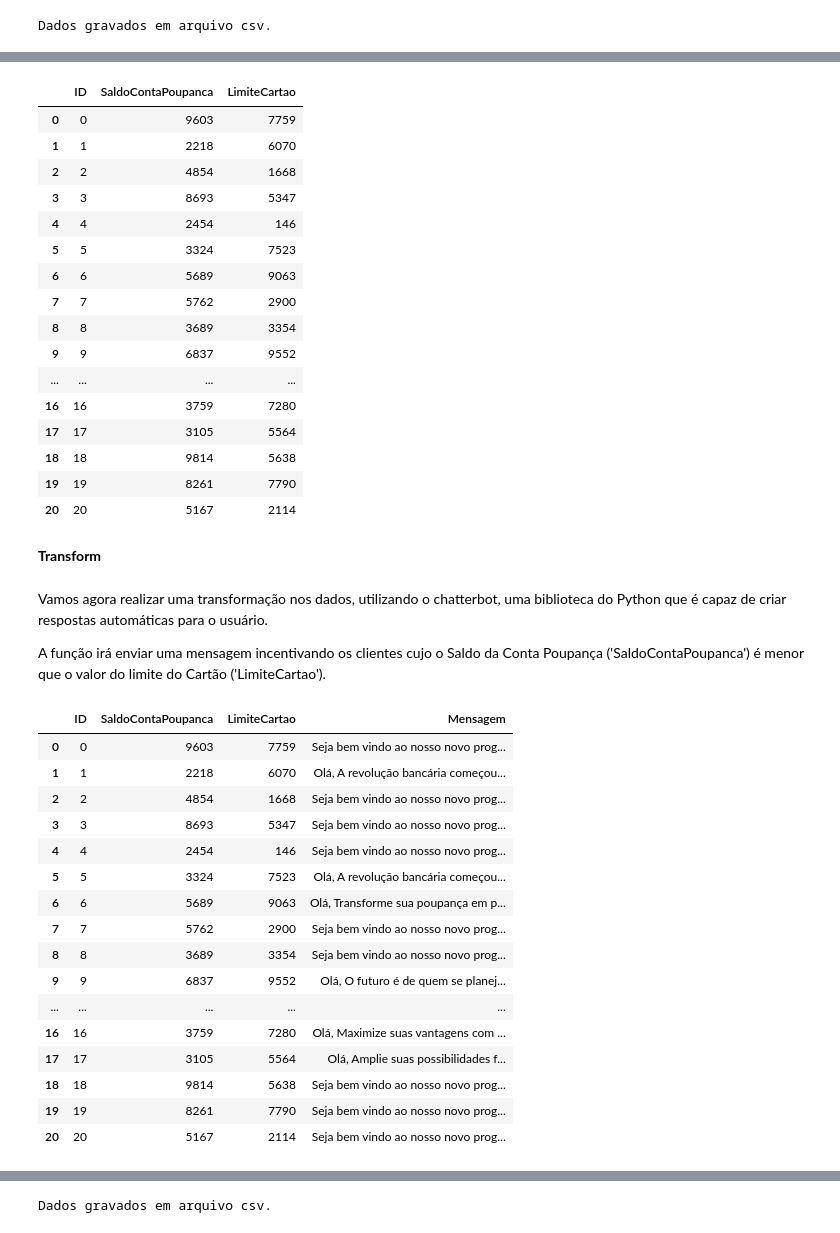
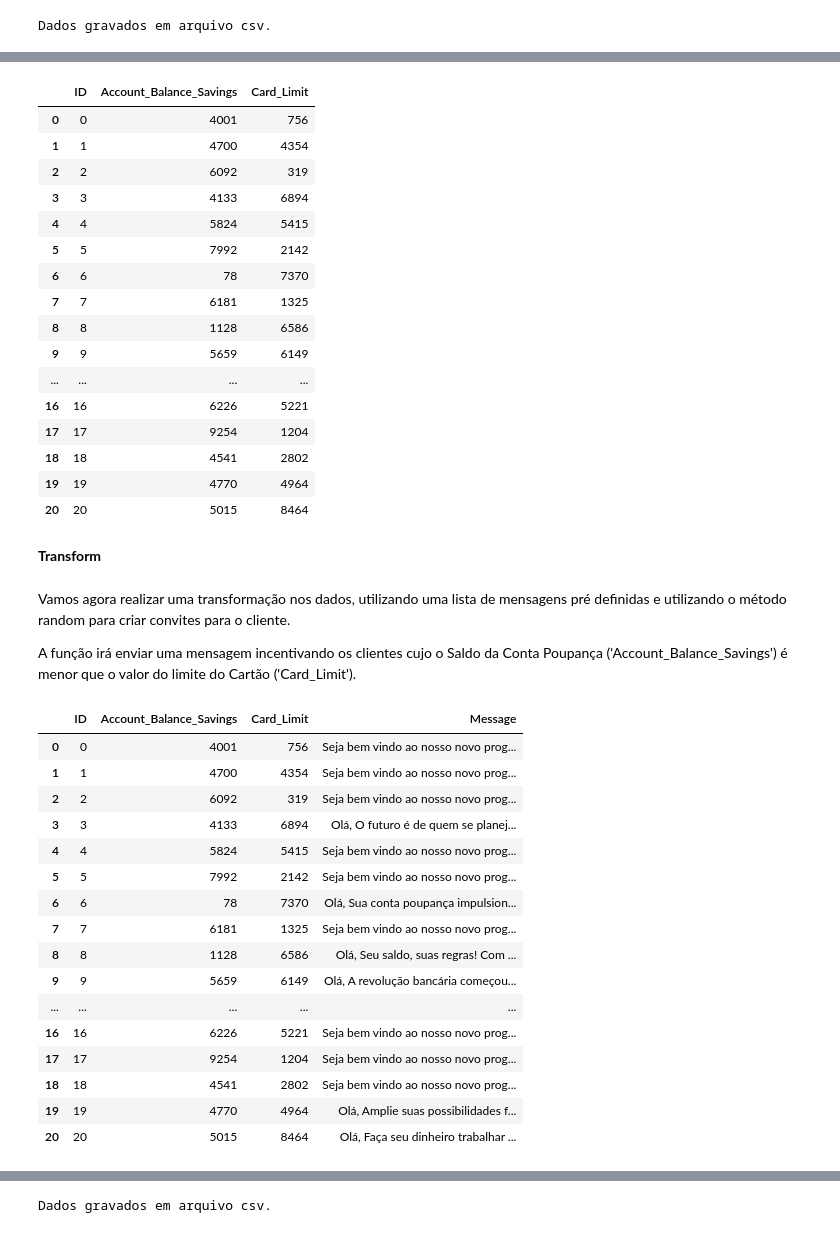
Before and after one commit to ChristianFel7/santander-bootcamp, a Jupyter notebook: Explorando_IA_Generativa_em_um_Pipeline_de_ETL_com_Python.ipynb, the cells around one changed output, grey strips where cells are left out. Saved outputs shown, nothing was run; the diff lists cells and outputs as text; code cells hidden in the pictures.

```diff
--- a/Explorando_IA_Generativa_em_um_Pipeline_de_ETL_com_Python.ipynb
+++ b/Explorando_IA_Generativa_em_um_Pipeline_de_ETL_com_Python.ipynb
@@ -72,33 +74,33 @@ Dados gravados em arquivo csv.
 # %%
-dados_clientes = pd.read_csv('dados_clientes.csv')
-dados_clientes
+Data_Client = pd.read_csv('Data_Client.csv')
+Data_Client
 # %% [output]
-|  | ID | SaldoContaPoupanca | LimiteCartao |
-| 0 | 0 | 9603 | 7759 |
-| 1 | 1 | 2218 | 6070 |
-| 2 | 2 | 4854 | 1668 |
-| 3 | 3 | 8693 | 5347 |
-| 4 | 4 | 2454 | 146 |
-| 5 | 5 | 3324 | 7523 |
-| 6 | 6 | 5689 | 9063 |
-| 7 | 7 | 5762 | 2900 |
-| 8 | 8 | 3689 | 3354 |
-| 9 | 9 | 6837 | 9552 |
+|  | ID | Account_Balance_Savings | Card_Limit |
+| 0 | 0 | 4001 | 756 |
+| 1 | 1 | 4700 | 4354 |
+| 2 | 2 | 6092 | 319 |
+| 3 | 3 | 4133 | 6894 |
+| 4 | 4 | 5824 | 5415 |
+| 5 | 5 | 7992 | 2142 |
+| 6 | 6 | 78 | 7370 |
+| 7 | 7 | 6181 | 1325 |
+| 8 | 8 | 1128 | 6586 |
+| 9 | 9 | 5659 | 6149 |
 | ... | ... | ... | ... |
-| 16 | 16 | 3759 | 7280 |
-| 17 | 17 | 3105 | 5564 |
-| 18 | 18 | 9814 | 5638 |
-| 19 | 19 | 8261 | 7790 |
-| 20 | 20 | 5167 | 2114 |
+| 16 | 16 | 6226 | 5221 |
+| 17 | 17 | 9254 | 1204 |
+| 18 | 18 | 4541 | 2802 |
+| 19 | 19 | 4770 | 4964 |
+| 20 | 20 | 5015 | 8464 |
 # %% [markdown]
 **Transform**
 # %% [markdown]
-Vamos agora realizar uma transformação nos dados, utilizando o chatterbot, uma biblioteca do Python que é capaz de criar respostas automáticas para o usuário.
+Vamos agora realizar uma transformação nos dados, utilizando uma lista de mensagens pré definidas e utilizando o método random para criar convites para o cliente.
 
-A função irá enviar uma mensagem incentivando os clientes cujo o Saldo da Conta Poupança ('SaldoContaPoupanca') é menor que o valor do limite do Cartão ('LimiteCartao').
+A função irá enviar uma mensagem incentivando os clientes cujo o Saldo da Conta Poupança ('Account_Balance_Savings') é menor que o valor do limite do Cartão ('Card_Limit').
 # %%
 def generate_new_custom_news(ID):
-  lista_mensagens = [
+  Message_List = [
       "Amplie suas possibilidades financeiras! Com o nosso novo programa bancário, se sua conta poupança está acima do limite do cartão, seu novo limite será alinhado ao saldo da conta. Aproveite agora mesmo!",
       "Seu potencial merece ser reconhecido! Adira ao nosso programa inovador: saldo na conta poupança maior que o limite do cartão resulta em um novo limite igual ao saldo. Faça parte dessa mudança!",
       "Transforme sua poupança em possibilidades! Junte-se ao programa revolucionário do nosso banco e tenha seu limite equiparado ao saldo da conta poupança. Sua nova era financeira começa aqui.",
@@ -111,25 +113,25 @@ def generate_new_custom_news(ID):
       "Simplificando suas finanças com nosso novo programa: saldo na conta poupança maior que o limite do cartão resulta em um novo limite igual ao saldo. Aderir é prosperar!"
                    ]
 
-  return f"Olá, " + lista_mensagens[random.randint(0, 9)] if dados_clientes['SaldoContaPoupanca'][ID] <= dados_clientes['LimiteCartao'][ID] else f"Seja bem vindo ao nosso novo programa!"
+  return f"Olá, " + Message_List[random.randint(0, 9)] if Data_Client['Account_Balance_Savings'][ID] <= Data_Client['Card_Limit'][ID] else f"Seja bem vindo ao nosso novo programa!"
 # %%
-dados_clientes['Mensagem'] = list(map(generate_new_custom_news,dados_clientes['ID']))
-dados_clientes
+Data_Client['Message'] = list(map(generate_new_custom_news,Data_Client['ID']))
+Data_Client
 # %% [output]
-|  | ID | SaldoContaPoupanca | LimiteCartao | Mensagem |
-| 0 | 0 | 9603 | 7759 | Seja bem vindo ao nosso novo prog... |
-| 1 | 1 | 2218 | 6070 | Olá, A revolução bancária começou... |
-| 2 | 2 | 4854 | 1668 | Seja bem vindo ao nosso novo prog... |
-| 3 | 3 | 8693 | 5347 | Seja bem vindo ao nosso novo prog... |
-| 4 | 4 | 2454 | 146 | Seja bem vindo ao nosso novo prog... |
-| 5 | 5 | 3324 | 7523 | Olá, A revolução bancária começou... |
-| 6 | 6 | 5689 | 9063 | Olá, Transforme sua poupança em p... |
-| 7 | 7 | 5762 | 2900 | Seja bem vindo ao nosso novo prog... |
-| 8 | 8 | 3689 | 3354 | Seja bem vindo ao nosso novo prog... |
-| 9 | 9 | 6837 | 9552 | Olá, O futuro é de quem se planej... |
+|  | ID | Account_Balance_Savings | Card_Limit | Message |
+| 0 | 0 | 4001 | 756 | Seja bem vindo ao nosso novo prog... |
+| 1 | 1 | 4700 | 4354 | Seja bem vindo ao nosso novo prog... |
+| 2 | 2 | 6092 | 319 | Seja bem vindo ao nosso novo prog... |
+| 3 | 3 | 4133 | 6894 | Olá, O futuro é de quem se planej... |
+| 4 | 4 | 5824 | 5415 | Seja bem vindo ao nosso novo prog... |
+| 5 | 5 | 7992 | 2142 | Seja bem vindo ao nosso novo prog... |
+| 6 | 6 | 78 | 7370 | Olá, Sua conta poupança impulsion... |
+| 7 | 7 | 6181 | 1325 | Seja bem vindo ao nosso novo prog... |
+| 8 | 8 | 1128 | 6586 | Olá, Seu saldo, suas regras! Com ... |
+| 9 | 9 | 5659 | 6149 | Olá, A revolução bancária começou... |
 | ... | ... | ... | ... | ... |
-| 16 | 16 | 3759 | 7280 | Olá, Maximize suas vantagens com ... |
-| 17 | 17 | 3105 | 5564 | Olá, Amplie suas possibilidades f... |
-| 18 | 18 | 9814 | 5638 | Seja bem vindo ao nosso novo prog... |
-| 19 | 19 | 8261 | 7790 | Seja bem vindo ao nosso novo prog... |
-| 20 | 20 | 5167 | 2114 | Seja bem vindo ao nosso novo prog... |
+| 16 | 16 | 6226 | 5221 | Seja bem vindo ao nosso novo prog... |
+| 17 | 17 | 9254 | 1204 | Seja bem vindo ao nosso novo prog... |
+| 18 | 18 | 4541 | 2802 | Seja bem vindo ao nosso novo prog... |
+| 19 | 19 | 4770 | 4964 | Olá, Amplie suas possibilidades f... |
+| 20 | 20 | 5015 | 8464 | Olá, Faça seu dinheiro trabalhar ... |
```
Also changed, not shown: parts of 16 cells of this notebook.
